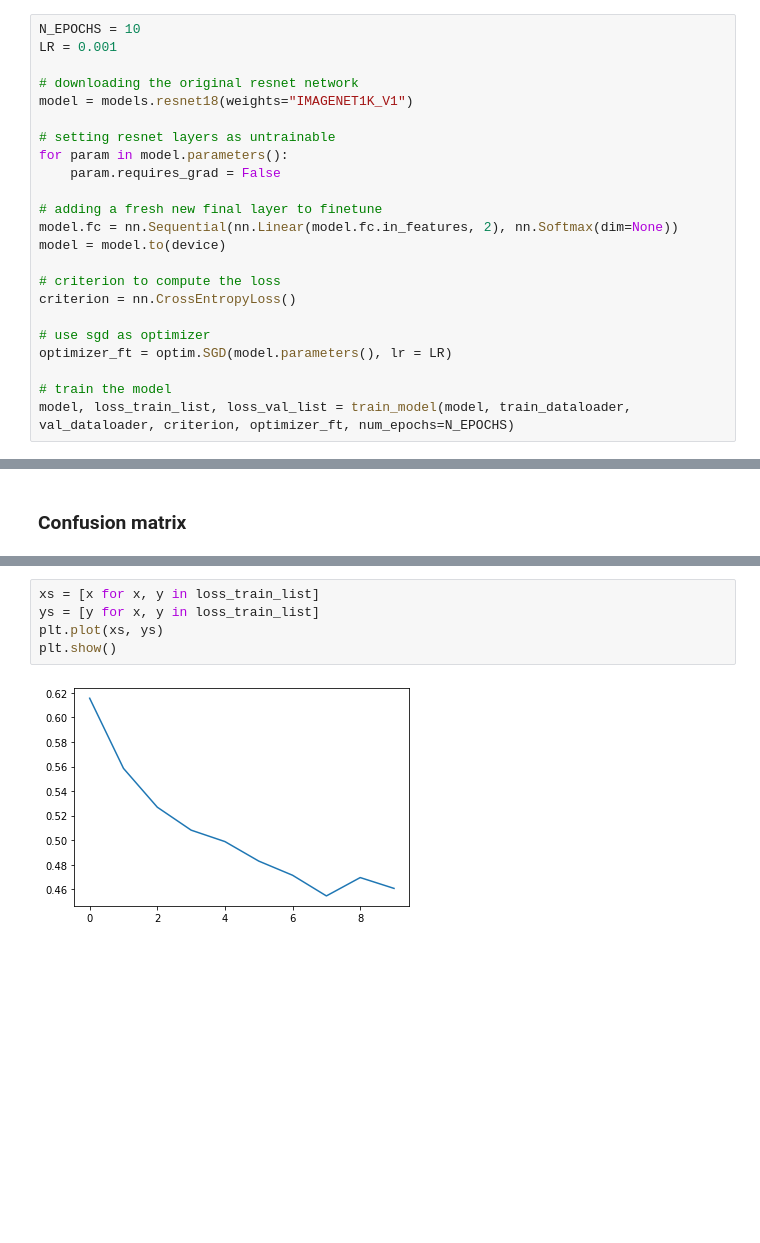
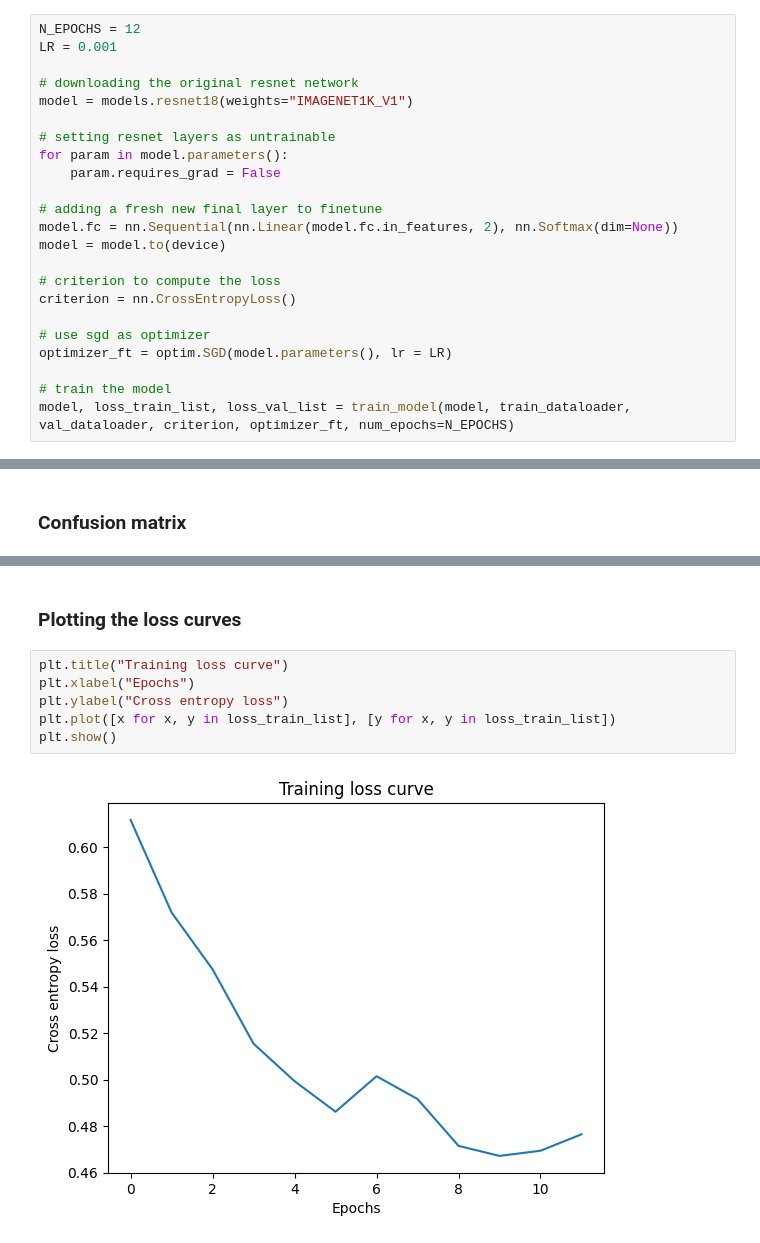
Before and after one commit to HolidayOugi/CHL-Project, a Jupyter notebook: Resnet.ipynb, the cells around one changed output, grey strips where cells are left out. Cells and saved outputs as stored; diff of their text form; blank space fills up the shorter version.

```diff
--- a/Resnet.ipynb
+++ b/Resnet.ipynb
@@ -193,7 +190,7 @@ def train_model(model, train_dataloader, val_dataloader, criterion, optimizer, n
         model.load_state_dict(torch.load(best_model_params_path))
     return model, loss_train_list, loss_val_list
 # %%
-N_EPOCHS = 10
+N_EPOCHS = 12
 LR = 0.001
 
 # downloading the original resnet network
@@ -332,8 +327,11 @@ disp.plot()
+# %% [markdown]
+### Plotting the loss curves
 # %%
-xs = [x for x, y in loss_train_list]
-ys = [y for x, y in loss_train_list]
-plt.plot(xs, ys)
+plt.title("Training loss curve")
+plt.xlabel("Epochs")
+plt.ylabel("Cross entropy loss")
+plt.plot([x for x, y in loss_train_list], [y for x, y in loss_train_list])
 plt.show()
 # %% [output]
-[figure, old version]
+[figure, new version]
 # %%
```
Also changed, not shown: parts of 8 cells of this notebook.
